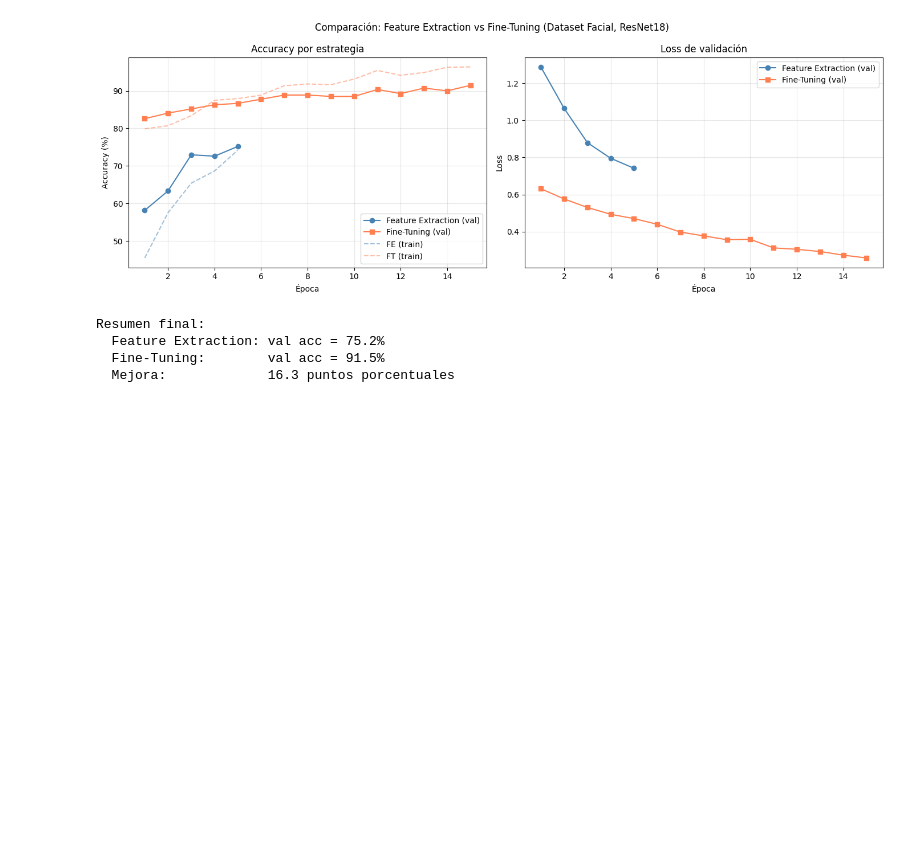
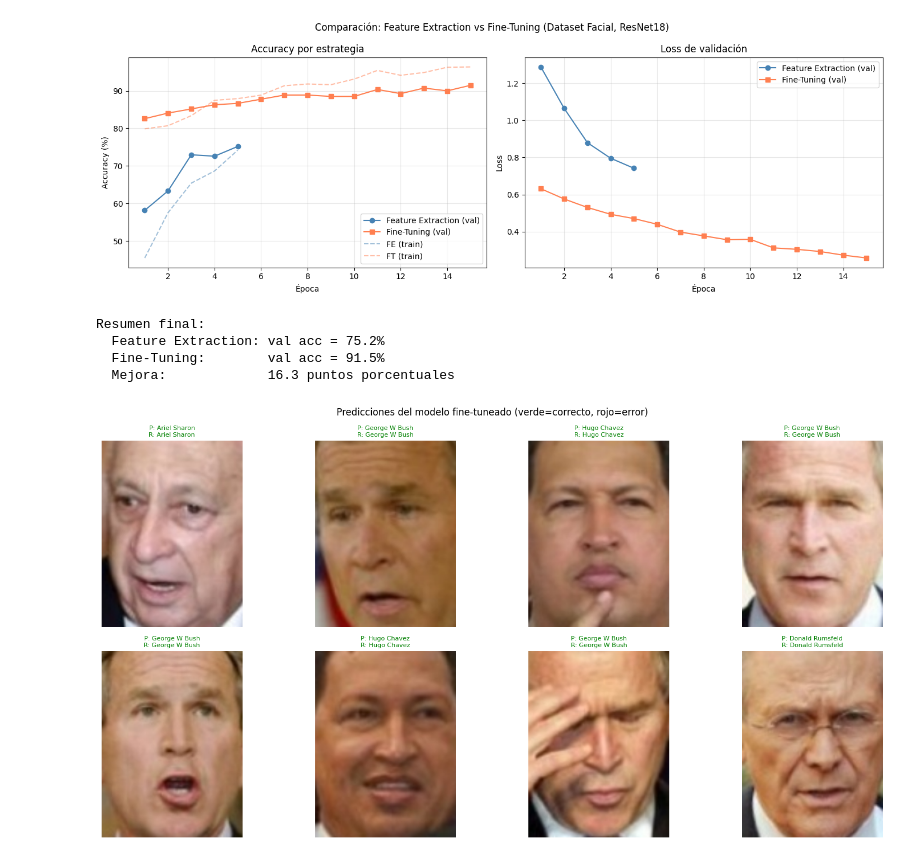
Before and after one commit to matitab/tuia-face-recognition-app, a Jupyter notebook: train.ipynb, the cells around one changed output. Cells and saved outputs as stored; diff of their text form; code cells hidden in the pictures; blank space fills up the shorter version.

```diff
--- a/train.ipynb
+++ b/train.ipynb
@@ -395,3 +395,34 @@ Resumen final:
   Feature Extraction: val acc = 75.2%
   Fine-Tuning:        val acc = 91.5%
   Mejora:             16.3 puntos porcentuales
+# %%
+# Inferencia - visualizando predicciones del modelo fine-tuneado
+modelo_fe.eval()
+imgs_batch, labels_batch = next(iter(val_loader))
+imgs_batch = imgs_batch.to(device)
+
+with torch.no_grad():
+    logits = modelo_fe(imgs_batch)
+    probs  = torch.softmax(logits, dim=1)
+
+preds = probs.argmax(1).cpu()
+
+# Visualizamos predicciones
+fig, axes = plt.subplots(2, 4, figsize=(16, 8))
+for i, ax in enumerate(axes.flat):
+    if i >= len(imgs_batch):
+        break
+    img = imgs_batch[i].cpu().permute(1, 2, 0).numpy()
+    pred  = preds[i].item()
+    real  = labels_batch[i].item()
+    color = "green" if pred == real else "red"
+    ax.imshow(img)
+    ax.set_title(f"P: {combined_names[pred]}\nR: {combined_names[real]}",
+                 fontsize=8, color=color)
+    ax.axis("off")
+
+plt.suptitle("Predicciones del modelo fine-tuneado (verde=correcto, rojo=error)", fontsize=12)
+plt.tight_layout()
+plt.show()
+# %% [output]
+[figure, added]
```
Also changed, not shown: parts of 1 cell of this notebook.
